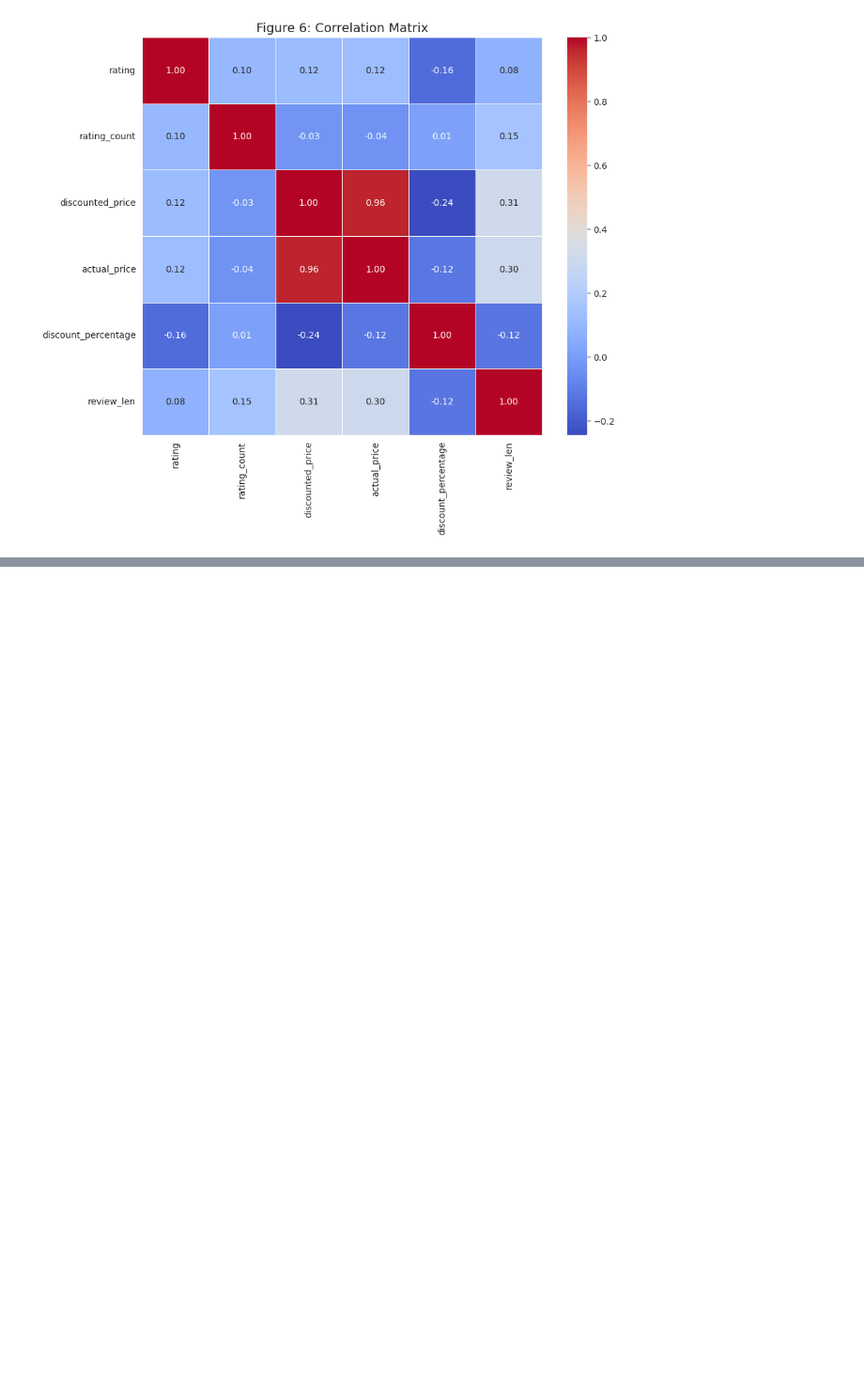
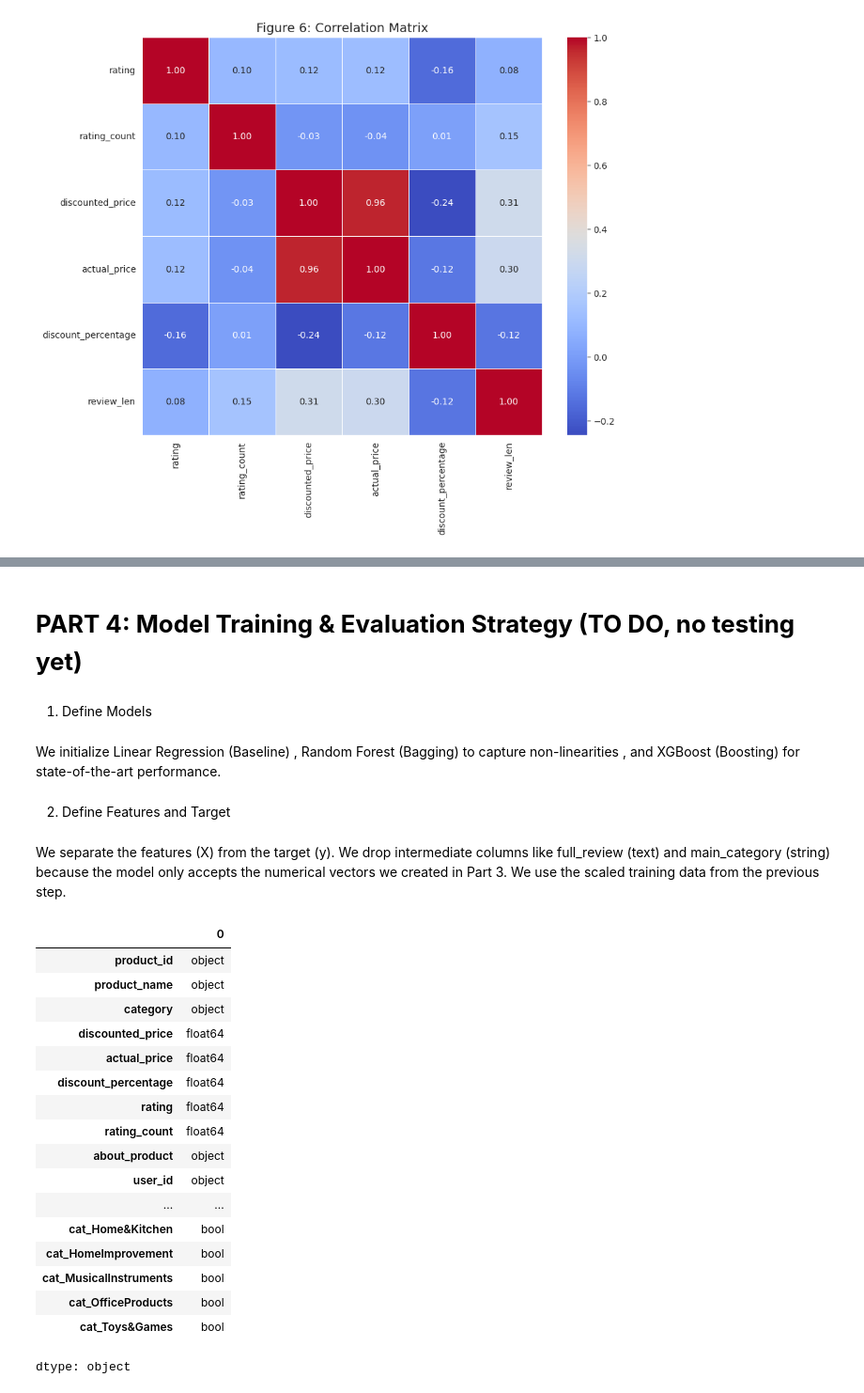
Before and after one commit to LeJ-04/amazon-products-rating-ml-project, a Jupyter notebook: ProjetML.ipynb, the cells around one changed output, grey strips where cells are left out. Shown: that part at 94% size. Saved outputs shown, nothing was run; the diff lists cells and outputs as text; code cells hidden in the pictures; blank space fills up the shorter version.

```diff
--- a/ProjetML.ipynb
+++ b/ProjetML.ipynb
@@ -633,0 +685,6 @@ Device set to use cpu
+# %% [markdown]
+# **PART 4: Model Training & Evaluation Strategy (TO DO, no testing yet)**
+# %% [markdown]
+1. Define Models
+# %% [markdown]
+We initialize Linear Regression (Baseline) , Random Forest (Bagging) to capture non-linearities , and XGBoost (Boosting) for state-of-the-art performance.
@@ -633,0 +697,25 @@ Device set to use cpu
+# %% [markdown]
+2. Define Features and Target
+# %% [markdown]
+We separate the features (X) from the target (y). We drop intermediate columns like full_review (text) and main_category (string) because the model only accepts the numerical vectors we created in Part 3. We use the scaled training data from the previous step.
+# %%
+train_set.dtypes
+# %% [output]
+|  | 0 |
+| product_id | object |
+| product_name | object |
+| category | object |
+| discounted_price | float64 |
+| actual_price | float64 |
+| discount_percentage | float64 |
+| rating | float64 |
+| rating_count | float64 |
+| about_product | object |
+| user_id | object |
+| ... | ... |
+| cat_Home&Kitchen | bool |
+| cat_HomeImprovement | bool |
+| cat_MusicalInstruments | bool |
+| cat_OfficeProducts | bool |
+| cat_Toys&Games | bool |
+dtype: object
```
Also changed, not shown: parts of 64 cells of this notebook.
